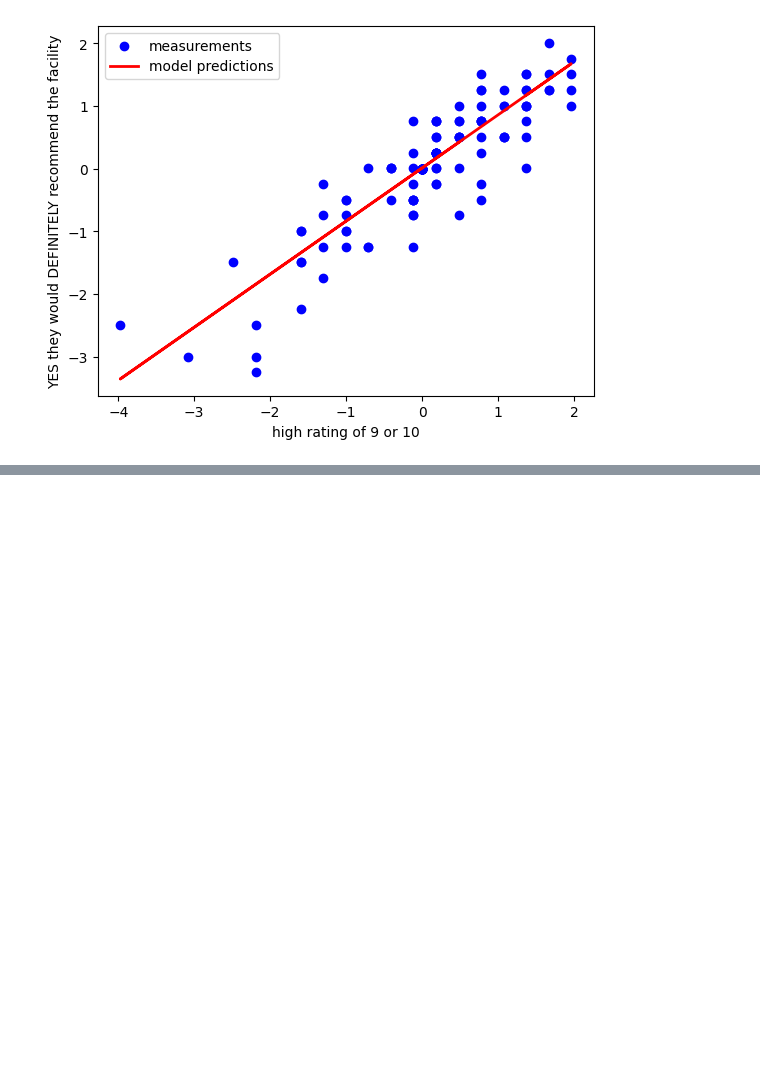
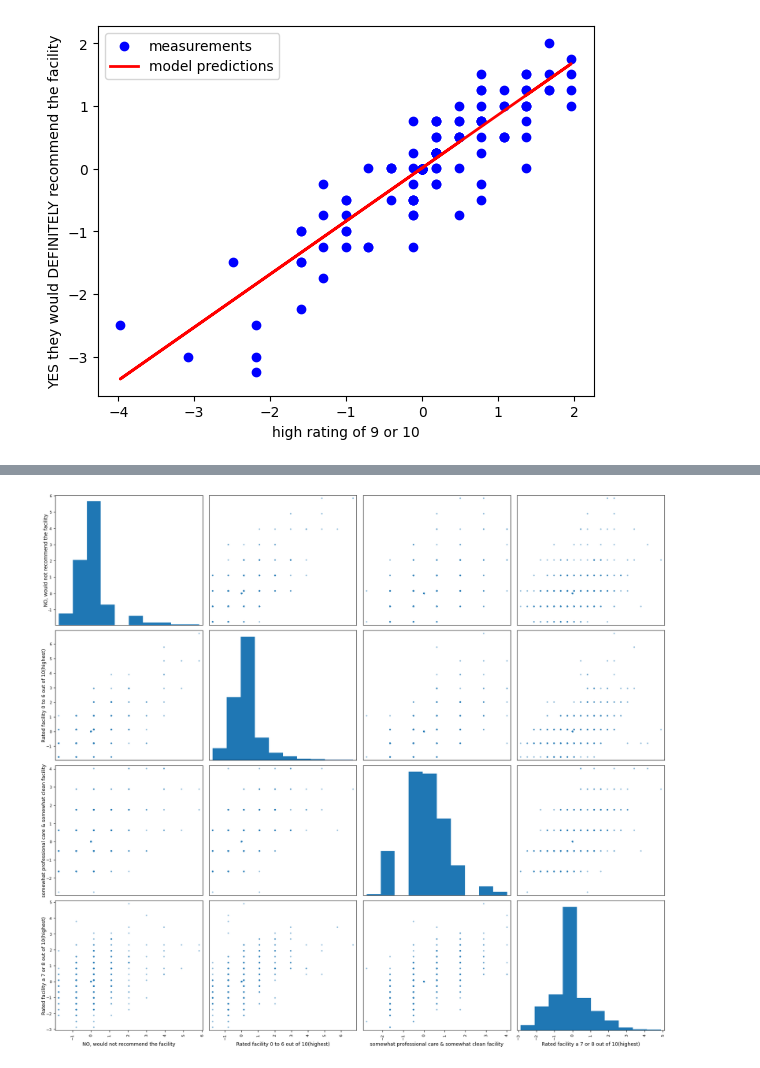
Before and after one commit to rachel5678b/Data-Science-Project-1, a Jupyter notebook: OAS_CAHPS.ipynb, the cells around one changed output, grey strips where cells are left out. Cells and saved outputs as stored; diff of their text form; code cells hidden in the pictures; blank space fills up the shorter version.

Commit message:
created model for not recommended

```diff
--- a/OAS_CAHPS.ipynb
+++ b/OAS_CAHPS.ipynb
@@ -359,0 +380,32 @@ plt.show()
+# %%
+# Plot the most important feature pairs with a scatter plot
+
+# List important features
+features2 = ["Patients who reported NO, they would not recommend the facility to family or friends",
+            "Patients who gave the facility a rating of 0 to 6 on a scale from 0 (lowest) to 10 (highest)",
+            "Patients who reported that staff somewhat gave care in a professional way or the facility was somewhat clean",
+            "Patients who gave the facility a rating of 7 or 8 on a scale from 0 (lowest) to 10 (highest)",
+           ]
+
+# Abbreviate features for readability
+df_matrix_features2 = results_df[features2].rename(columns={"Patients who reported NO, they would not recommend the facility to family or friends":"NO, would not recommend the facility",
+                                                            "Patients who gave the facility a rating of 0 to 6 on a scale from 0 (lowest) to 10 (highest)":"Rated facility 0 to 6 out of 10(highest)",
+                                                            "Patients who reported that staff somewhat gave care in a professional way or the facility was somewhat clean":"somewhat professional care & somewhat clean facility",
+                                                            "Patients who gave the facility a rating of 7 or 8 on a scale from 0 (lowest) to 10 (highest)":"Rated facility a 7 or 8 out of 10(highest)",
+                                                           }
+                                                   )
+
+# Create scatter plot
+scatter_matrix_plot= scatter_matrix(df_matrix_features2, figsize=(18, 16))
+
+# Adjust how axis labels are displayed
+for ax in scatter_matrix_plot.ravel():
+    if ax.get_xlabel():
+        ax.set_xlabel(ax.get_xlabel(), rotation=0, ha='center', wrap=True)
+    if ax.get_ylabel():
+        ax.set_ylabel(ax.get_ylabel(), rotation=90, va='center', wrap=True)
+
+plt.tight_layout()
+plt.show()
+# %% [output]
+[figure, added]
```
Also changed, not shown: parts of 23 cells of this notebook.
